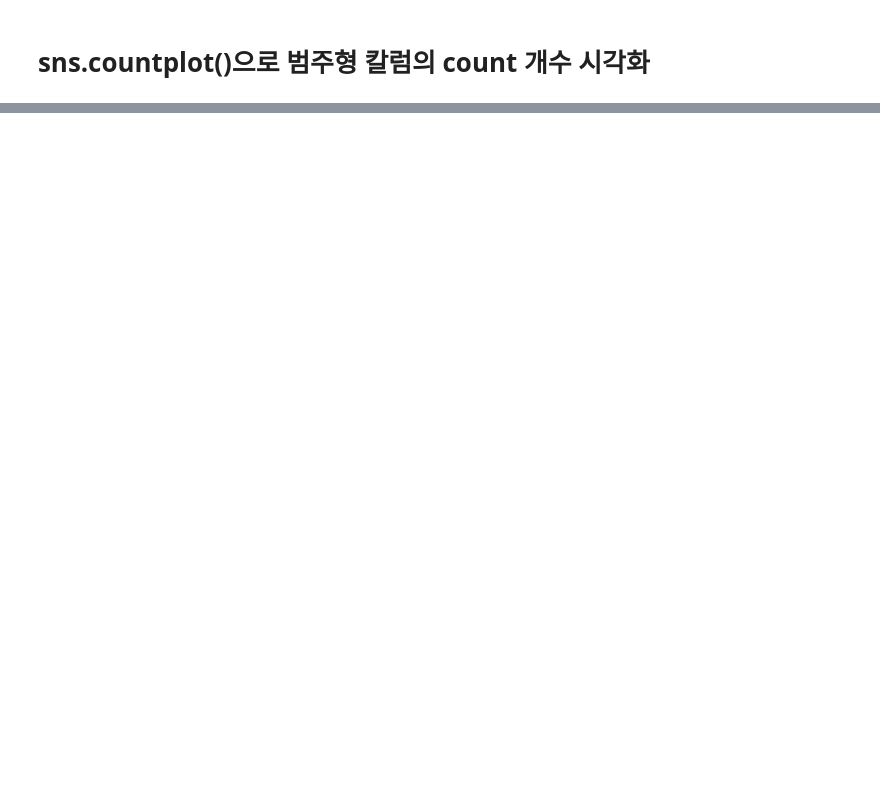
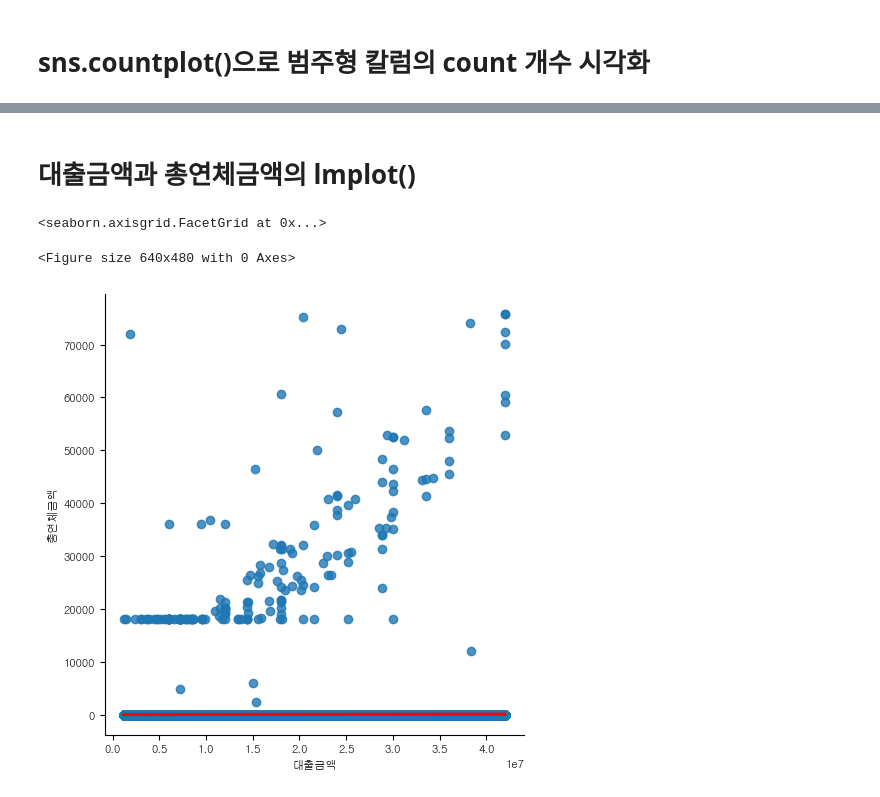
Before and after one commit to youse0ng/AICE_, a Jupyter notebook: open/데이터.ipynb, the cells around one changed output, grey strips where cells are left out. Cells and saved outputs as stored; diff of their text form; code cells hidden in the pictures; blank space fills up the shorter version.

```diff
--- a/open/데이터.ipynb
+++ b/open/데이터.ipynb
@@ -304,0 +497,10 @@ plt.show()
+# %% [markdown]
+# 대출금액과 총연체금액의 lmplot()
+# %%
+plt.figure()
+sns.lmplot(data=dataframe, x='대출금액',y='총연체금액',line_kws={'color':'red'})
+plt.show()
+# %% [output]
+<seaborn.axisgrid.FacetGrid at 0x...>
+<Figure size 640x480 with 0 Axes>
+[figure, added]
```
Also changed, not shown: parts of 32 cells of this notebook, 1 other file.
